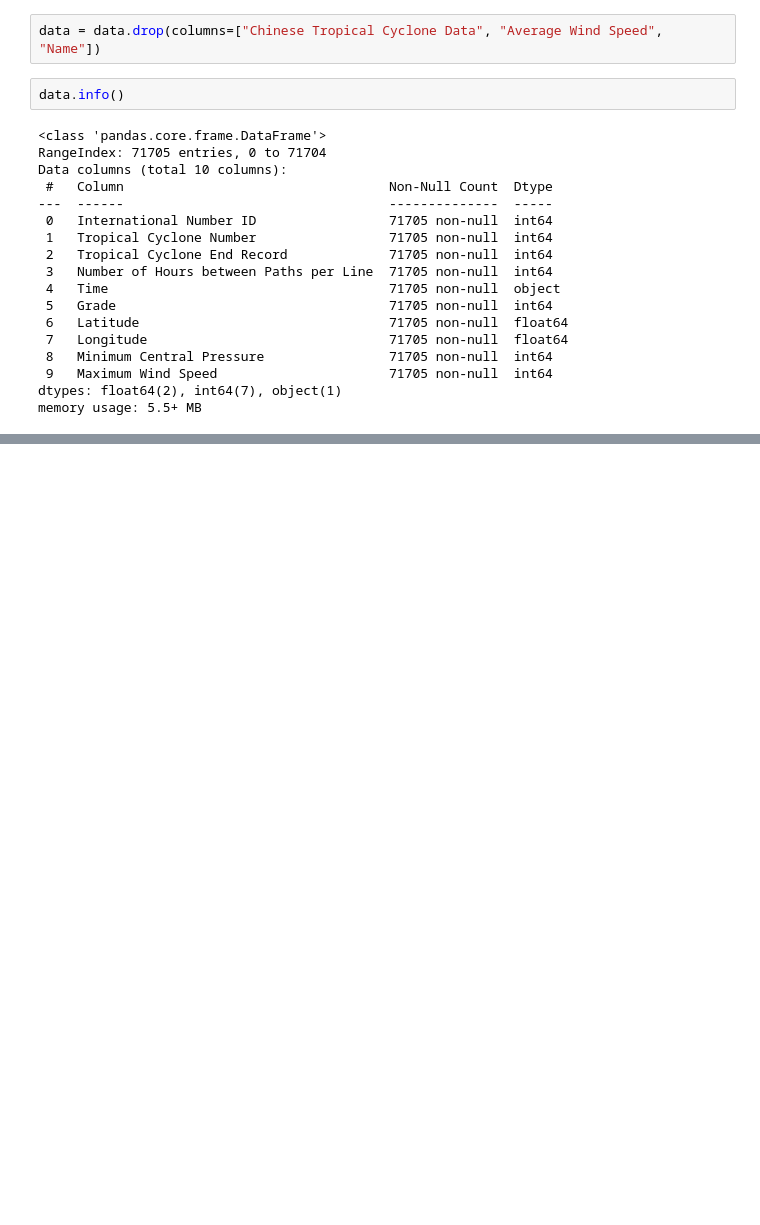
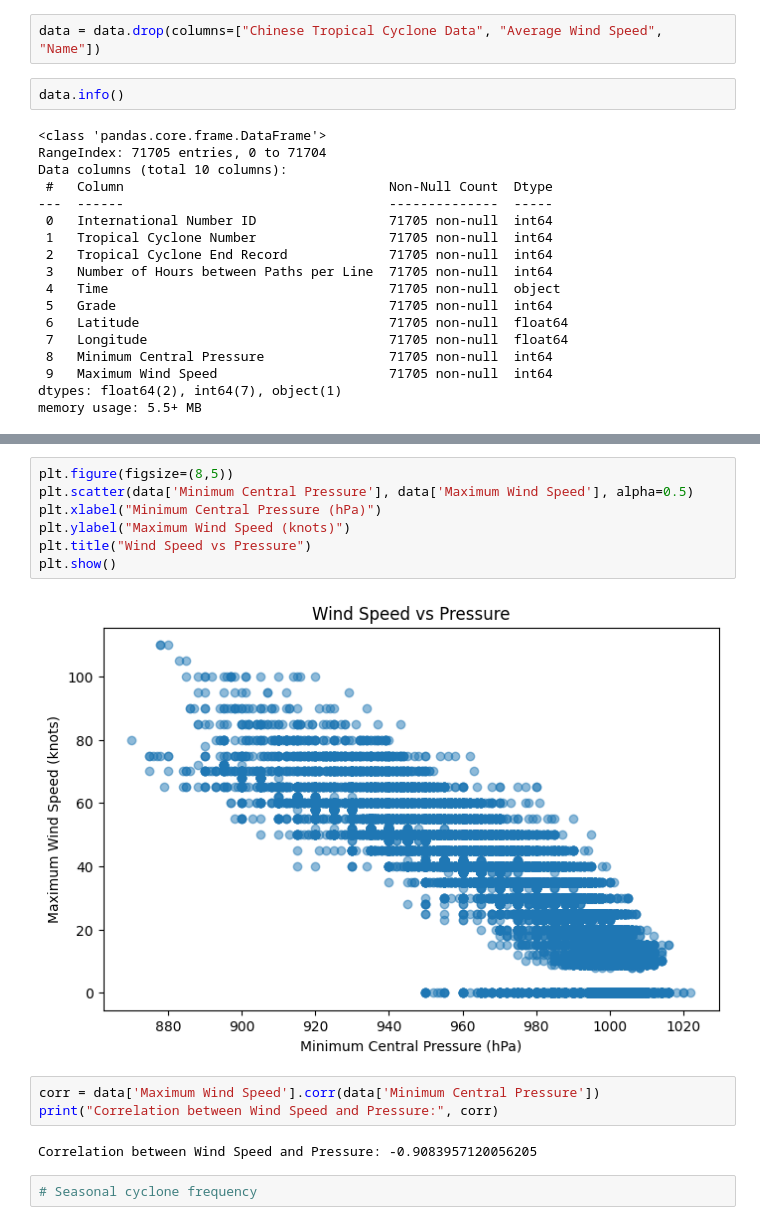
Before and after one commit to student-smritipandey/Cyclone-Path-And-Intensity-Forecasting-Model, a Jupyter notebook: Cyclone Path And Intensity Forecasting.ipynb, the cells around one changed output, grey strips where cells are left out. Drawn from its saved outputs; the diff is of its cells as text; blank space fills up the shorter version.

```diff
--- a/Cyclone Path And Intensity Forecasting.ipynb
+++ b/Cyclone Path And Intensity Forecasting.ipynb
@@ -105,0 +200,16 @@ memory usage: 5.5+ MB
+# %%
+plt.figure(figsize=(8,5))
+plt.scatter(data['Minimum Central Pressure'], data['Maximum Wind Speed'], alpha=0.5)
+plt.xlabel("Minimum Central Pressure (hPa)")
+plt.ylabel("Maximum Wind Speed (knots)")
+plt.title("Wind Speed vs Pressure")
+plt.show()
+# %% [output]
+[figure, added]
+# %%
+corr = data['Maximum Wind Speed'].corr(data['Minimum Central Pressure'])
+print("Correlation between Wind Speed and Pressure:", corr)
+# %% [output]
+Correlation between Wind Speed and Pressure: -0.9083957120056205
+# %%
+# Seasonal cyclone frequency
```
Also changed, not shown: parts of 22 cells of this notebook.
